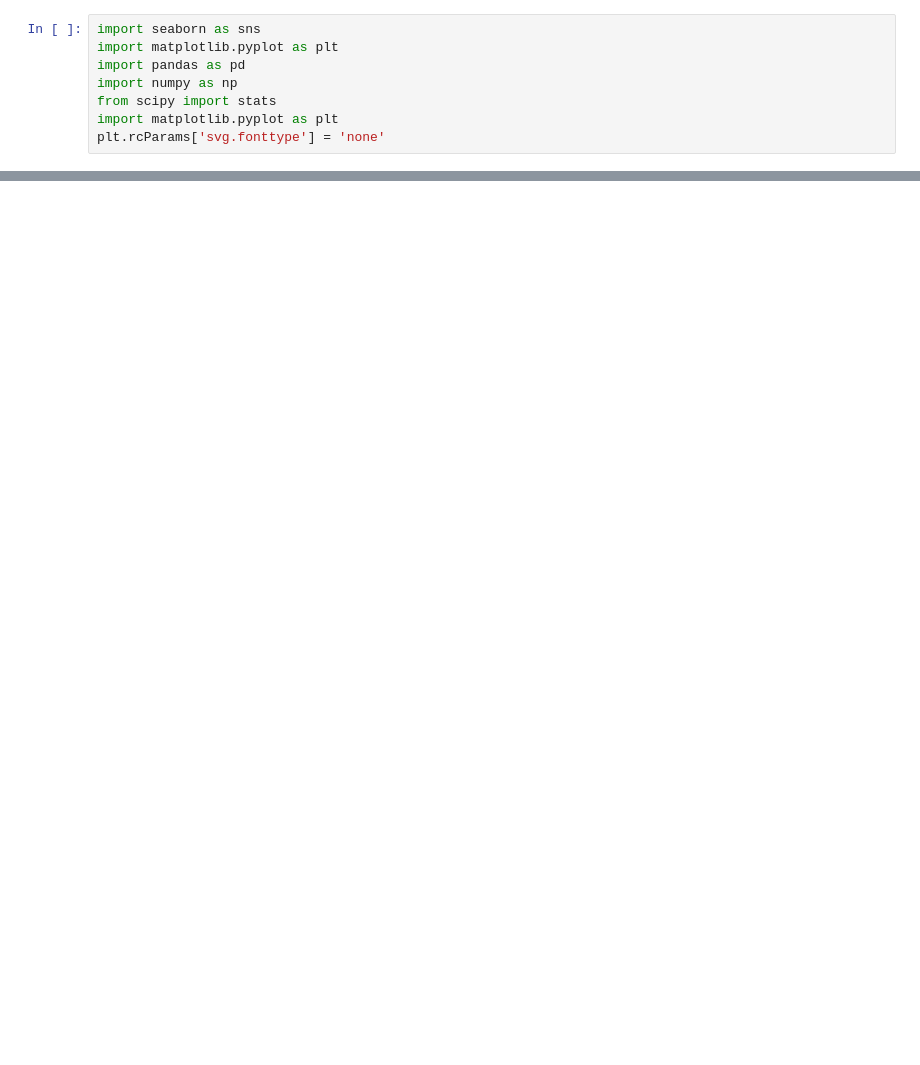
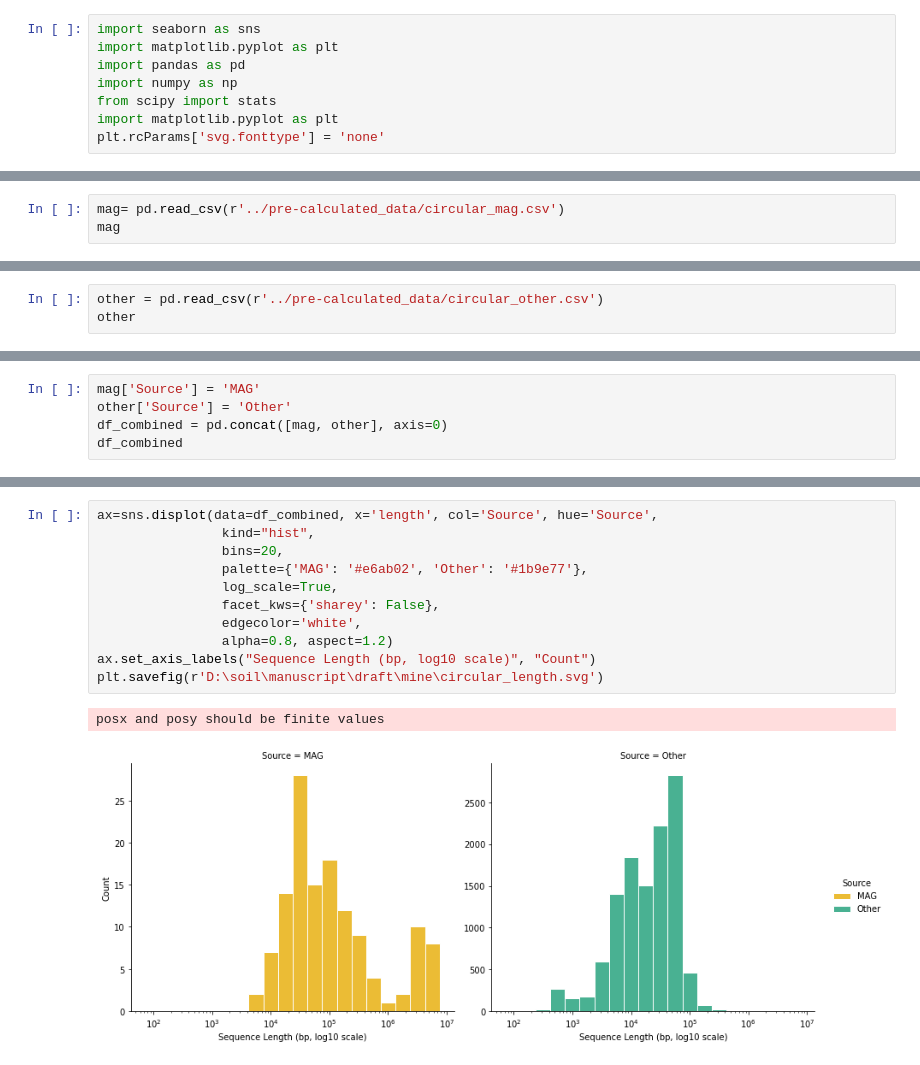
Before and after one commit to BigDataBiology/Duan2026_urban_soil, a Jupyter notebook: analysis/supp5/supp5.ipynb, the cells around one changed output, grey strips where cells are left out. Cells and saved outputs as stored; diff of their text form; blank space fills up the shorter version.

```diff
--- a/analysis/supp5/supp5.ipynb
+++ b/analysis/supp5/supp5.ipynb
@@ -65,0 +9,3 @@ The savefig.jpeg_quality rcparam was deprecated in Matplotlib 3.3 and will be re
+# %%
+mag= pd.read_csv(r'../pre-calculated_data/circular_mag.csv')
+mag
@@ -65,0 +26,3 @@ The savefig.jpeg_quality rcparam was deprecated in Matplotlib 3.3 and will be re
+# %%
+other = pd.read_csv(r'../pre-calculated_data/circular_other.csv')
+other
@@ -65,0 +43,5 @@ The savefig.jpeg_quality rcparam was deprecated in Matplotlib 3.3 and will be re
+# %%
+mag['Source'] = 'MAG'
+other['Source'] = 'Other'
+df_combined = pd.concat([mag, other], axis=0)
+df_combined
@@ -65,0 +62,14 @@ The savefig.jpeg_quality rcparam was deprecated in Matplotlib 3.3 and will be re
+# %%
+ax=sns.displot(data=df_combined, x='length', col='Source', hue='Source',
+                kind="hist",
+                bins=20,
+                palette={'MAG': '#e6ab02', 'Other': '#1b9e77'},
+                log_scale=True,
+                facet_kws={'sharey': False},
+                edgecolor='white',
+                alpha=0.8, aspect=1.2)
+ax.set_axis_labels("Sequence Length (bp, log10 scale)", "Count")
+plt.savefig(r'D:\soil\manuscript\draft\mine\circular_length.svg')
+# %% [output]
+posx and posy should be finite values
+[figure, added]
```
Also changed, not shown: parts of 17 cells of this notebook, 6 other files.
